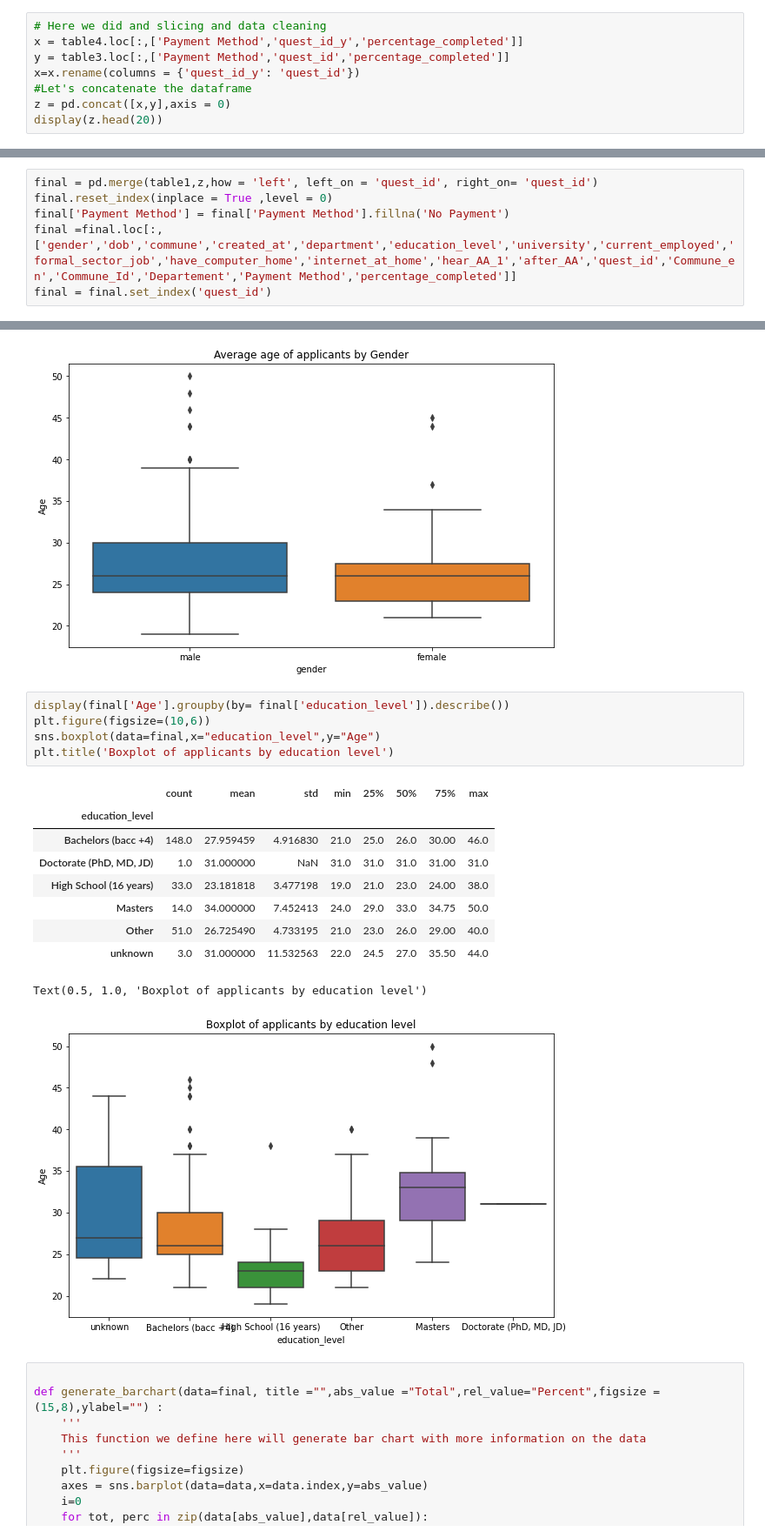
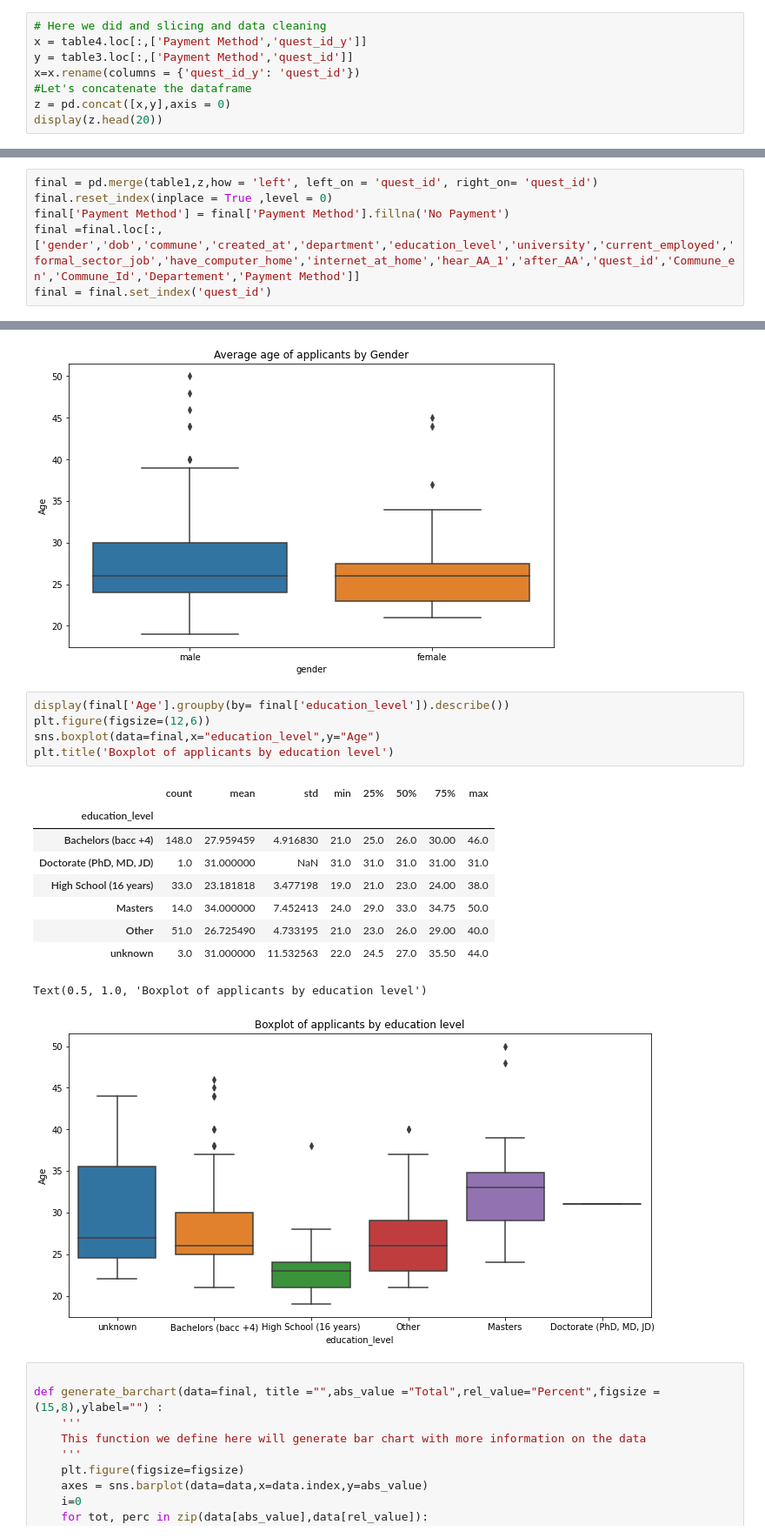
Before and after one commit to VIP509/Data-Processing-Project, a Jupyter notebook: Data_processing_project.ipynb, the cells around one changed output, grey strips where cells are left out. Shown at 87% size. Cells and saved outputs as stored; diff of their text form.

```diff
--- a/Data_processing_project.ipynb
+++ b/Data_processing_project.ipynb
@@ -102,8 +102,8 @@ table3['Payment Method'] = 'Moncash'
 table4['Payment Method'] = 'Credit Card/Paypal'
 # %%
 # Here we did and slicing and data cleaning
-x = table4.loc[:,['Payment Method','quest_id_y','percentage_completed']]
-y = table3.loc[:,['Payment Method','quest_id','percentage_completed']]
+x = table4.loc[:,['Payment Method','quest_id_y']]
+y = table3.loc[:,['Payment Method','quest_id']]
 x=x.rename(columns = {'quest_id_y': 'quest_id'})
 #Let's concatenate the dataframe
 z = pd.concat([x,y],axis = 0)
@@ -135,7 +135,7 @@ We will update our main dataset with the payment method. We will list all the ap
 final = pd.merge(table1,z,how = 'left', left_on = 'quest_id', right_on= 'quest_id')
 final.reset_index(inplace = True ,level = 0)
 final['Payment Method'] = final['Payment Method'].fillna('No Payment')
-final =final.loc[:,['gender','dob','commune','created_at','department','education_level','university','current_employed','formal_sector_job','have_computer_home','internet_at_home','hear_AA_1','after_AA','quest_id','Commune_en','Commune_Id','Departement','Payment Method','percentage_completed']]
+final =final.loc[:,['gender','dob','commune','created_at','department','education_level','university','current_employed','formal_sector_job','have_computer_home','internet_at_home','hear_AA_1','after_AA','quest_id','Commune_en','Commune_Id','Departement','Payment Method']]
 final = final.set_index('quest_id')
 # %%
 print('Here we are displaying the head of our final dataframe \n')
@@ -265,20 +265,20 @@ sns.boxplot(data=final,x="gender",y="Age")
 [figure]
 # %%
 display(final['Age'].groupby(by= final['education_level']).describe())
-plt.figure(figsize=(10,6))
+plt.figure(figsize=(12,6))
 sns.boxplot(data=final,x="education_level",y="Age")
 plt.title('Boxplot of applicants by education level')
 # %% [output]
 |  | count | mean | std | min | 25% | 50% | 75% | max |
 | education_level |  |  |  |  |  |  |  |  |
 | Bachelors (bacc +4) | 148.0 | 27.959459 | 4.916830 | 21.0 | 25.0 | 26.0 | 30.00 | 46.0 |
 | Doctorate (PhD, MD, JD) | 1.0 | 31.000000 | NaN | 31.0 | 31.0 | 31.0 | 31.00 | 31.0 |
 | High School (16 years) | 33.0 | 23.181818 | 3.477198 | 19.0 | 21.0 | 23.0 | 24.00 | 38.0 |
 | Masters | 14.0 | 34.000000 | 7.452413 | 24.0 | 29.0 | 33.0 | 34.75 | 50.0 |
 | Other | 51.0 | 26.725490 | 4.733195 | 21.0 | 23.0 | 26.0 | 29.00 | 40.0 |
 | unknown | 3.0 | 31.000000 | 11.532563 | 22.0 | 24.5 | 27.0 | 35.50 | 44.0 |
 Text(0.5, 1.0, 'Boxplot of applicants by education level')
-[figure, old version]
+[figure, new version]
 # %%
 
 def generate_barchart(data=final, title ="",abs_value ="Total",rel_value="Percent",figsize =(15,8),ylabel="") :
```
Also changed, not shown: parts of 11 cells of this notebook, 14 other files.
